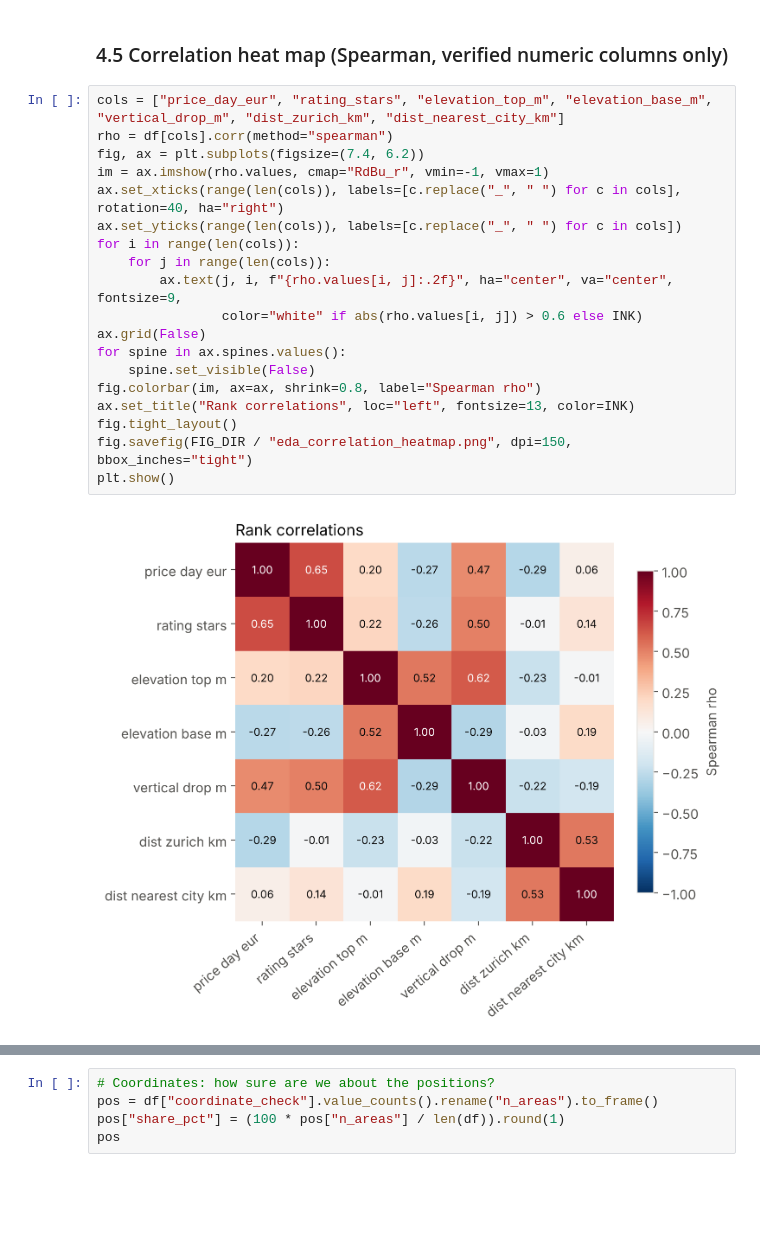
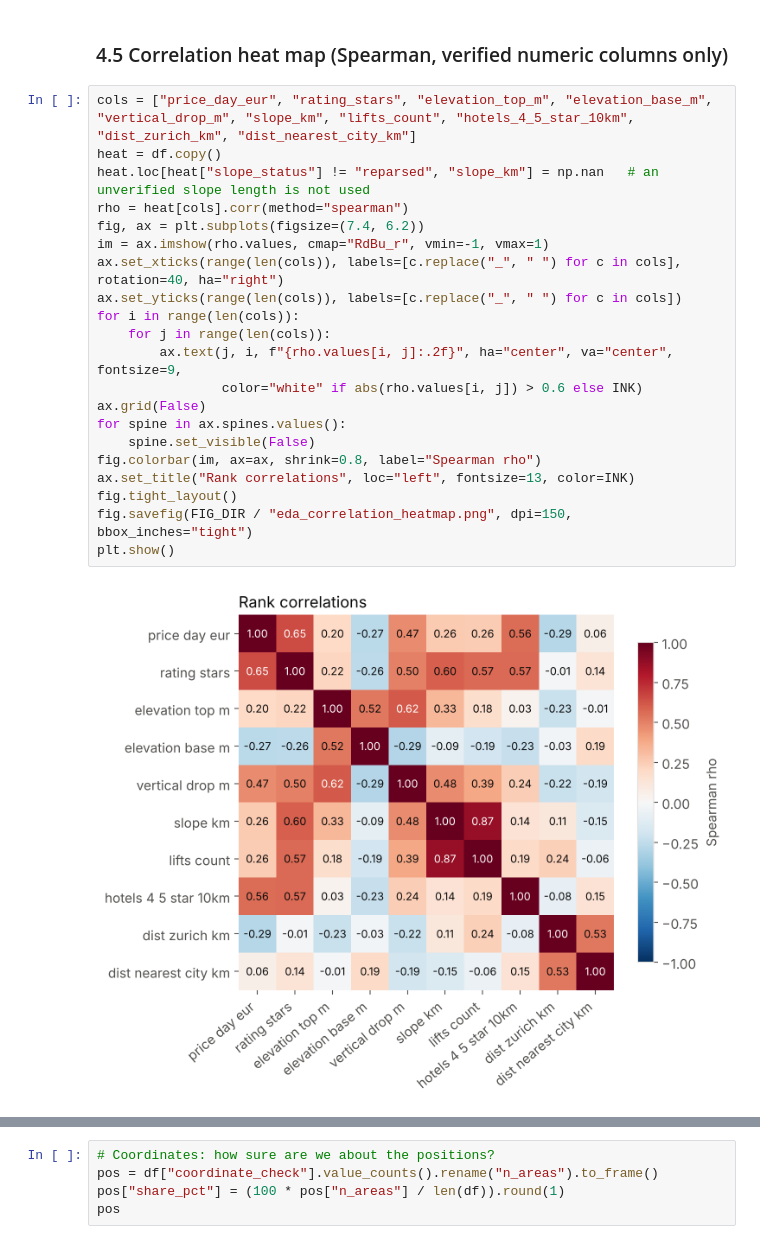
Before and after one commit to lucaricco12/sci-alpi, a Jupyter notebook: notebooks/06_price_eda.ipynb, the cells around one changed output, grey strips where cells are left out. Saved outputs shown, nothing was run; the diff lists cells and outputs as text; blank space fills up the shorter version.

```diff
--- a/notebooks/06_price_eda.ipynb
+++ b/notebooks/06_price_eda.ipynb
@@ -255,24 +255,26 @@ plt.show()
 # %% [markdown]
 ### 4.5 Correlation heat map (Spearman, verified numeric columns only)
 # %%
-cols = ["price_day_eur", "rating_stars", "elevation_top_m", "elevation_base_m", "vertical_drop_m", "dist_zurich_km", "dist_nearest_city_km"]
-rho = df[cols].corr(method="spearman")
+cols = ["price_day_eur", "rating_stars", "elevation_top_m", "elevation_base_m", "vertical_drop_m", "slope_km", "lifts_count", "hotels_4_5_star_10km", "dist_zurich_km", "dist_nearest_city_km"]
+heat = df.copy()
+heat.loc[heat["slope_status"] != "reparsed", "slope_km"] = np.nan   # an unverified slope length is not used
+rho = heat[cols].corr(method="spearman")
 fig, ax = plt.subplots(figsize=(7.4, 6.2))
 im = ax.imshow(rho.values, cmap="RdBu_r", vmin=-1, vmax=1)
 ax.set_xticks(range(len(cols)), labels=[c.replace("_", " ") for c in cols], rotation=40, ha="right")
 ax.set_yticks(range(len(cols)), labels=[c.replace("_", " ") for c in cols])
 for i in range(len(cols)):
     for j in range(len(cols)):
         ax.text(j, i, f"{rho.values[i, j]:.2f}", ha="center", va="center", fontsize=9,
                 color="white" if abs(rho.values[i, j]) > 0.6 else INK)
 ax.grid(False)
 for spine in ax.spines.values():
     spine.set_visible(False)
 fig.colorbar(im, ax=ax, shrink=0.8, label="Spearman rho")
 ax.set_title("Rank correlations", loc="left", fontsize=13, color=INK)
 fig.tight_layout()
 fig.savefig(FIG_DIR / "eda_correlation_heatmap.png", dpi=150, bbox_inches="tight")
 plt.show()
 # %% [output]
-[figure, old version]
+[figure, new version]
 # %% [markdown]
```
Also changed, not shown: parts of 9 cells of this notebook, 21 other files.
